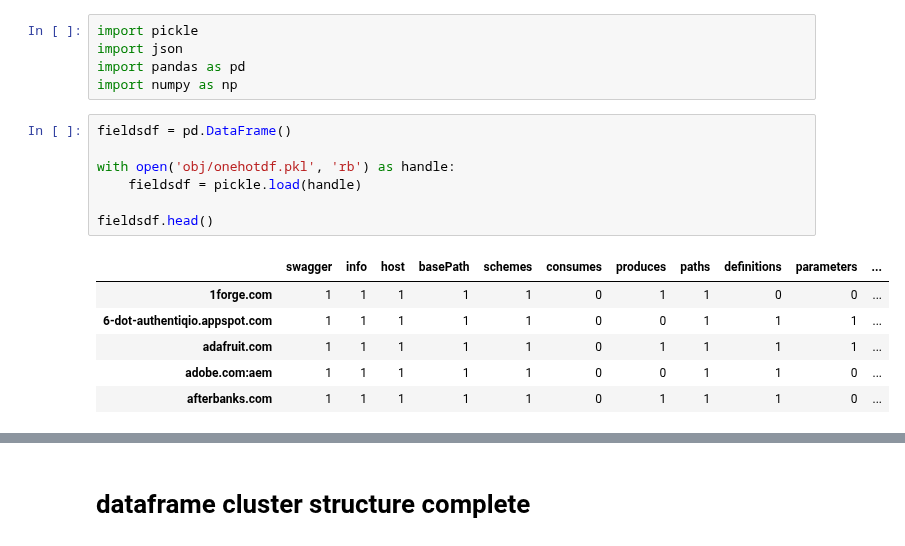
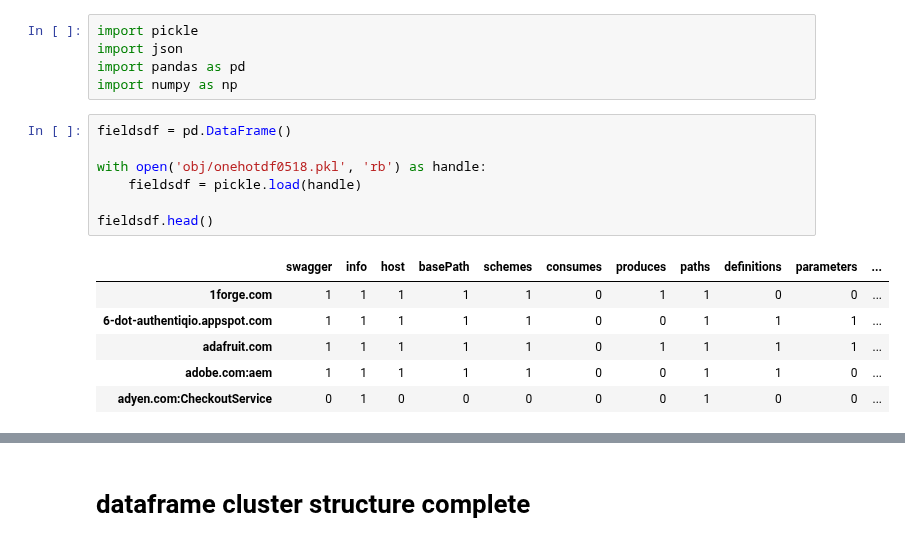
Before and after one commit to pmanlukas/thesisdata, a Jupyter notebook: combine dataframes.ipynb, the cells around one changed output, grey strips where cells are left out. Drawn from its saved outputs; the diff is of its cells as text.

```diff
--- a/combine dataframes.ipynb
+++ b/combine dataframes.ipynb
@@ -10,17 +10,17 @@ import numpy as np
 # %%
 fieldsdf = pd.DataFrame()
 
-with open('obj/onehotdf.pkl', 'rb') as handle:
+with open('obj/onehotdf0518.pkl', 'rb') as handle:
     fieldsdf = pickle.load(handle)
 
 fieldsdf.head()
 # %% [output]
 |  | swagger | info | host | basePath | schemes | consumes | produces | paths | definitions | parameters | ... |
 | 1forge.com | 1 | 1 | 1 | 1 | 1 | 0 | 1 | 1 | 0 | 0 | ... |
 | 6-dot-authentiqio.appspot.com | 1 | 1 | 1 | 1 | 1 | 0 | 0 | 1 | 1 | 1 | ... |
 | adafruit.com | 1 | 1 | 1 | 1 | 1 | 0 | 1 | 1 | 1 | 1 | ... |
 | adobe.com:aem | 1 | 1 | 1 | 1 | 1 | 0 | 0 | 1 | 1 | 0 | ... |
-| afterbanks.com | 1 | 1 | 1 | 1 | 1 | 0 | 1 | 1 | 1 | 0 | ... |
+| adyen.com:CheckoutService | 0 | 1 | 0 | 0 | 0 | 0 | 0 | 1 | 0 | 0 | ... |
 # %%
 infodf = pd.DataFrame()
 
```
Also changed, not shown: parts of 16 cells of this notebook, 44 other files.
